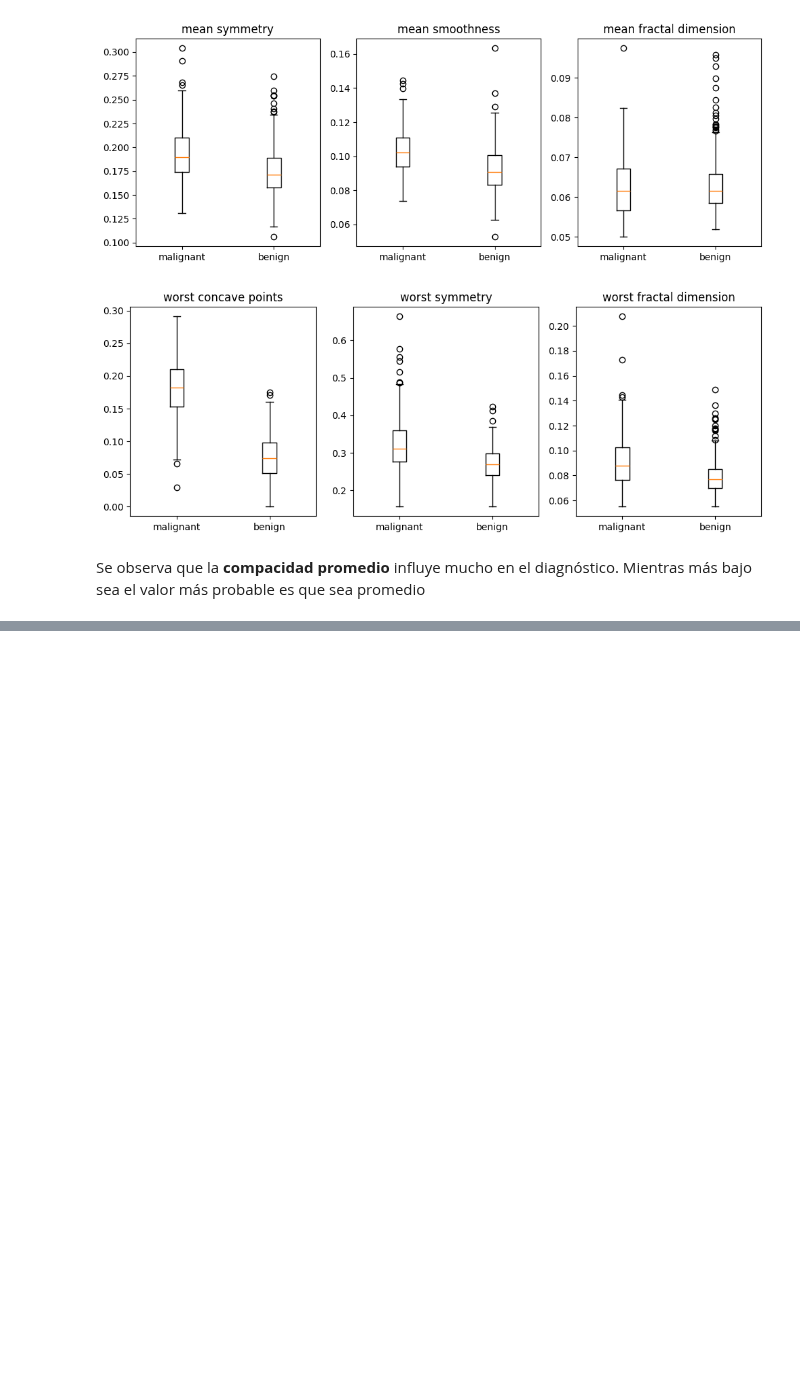
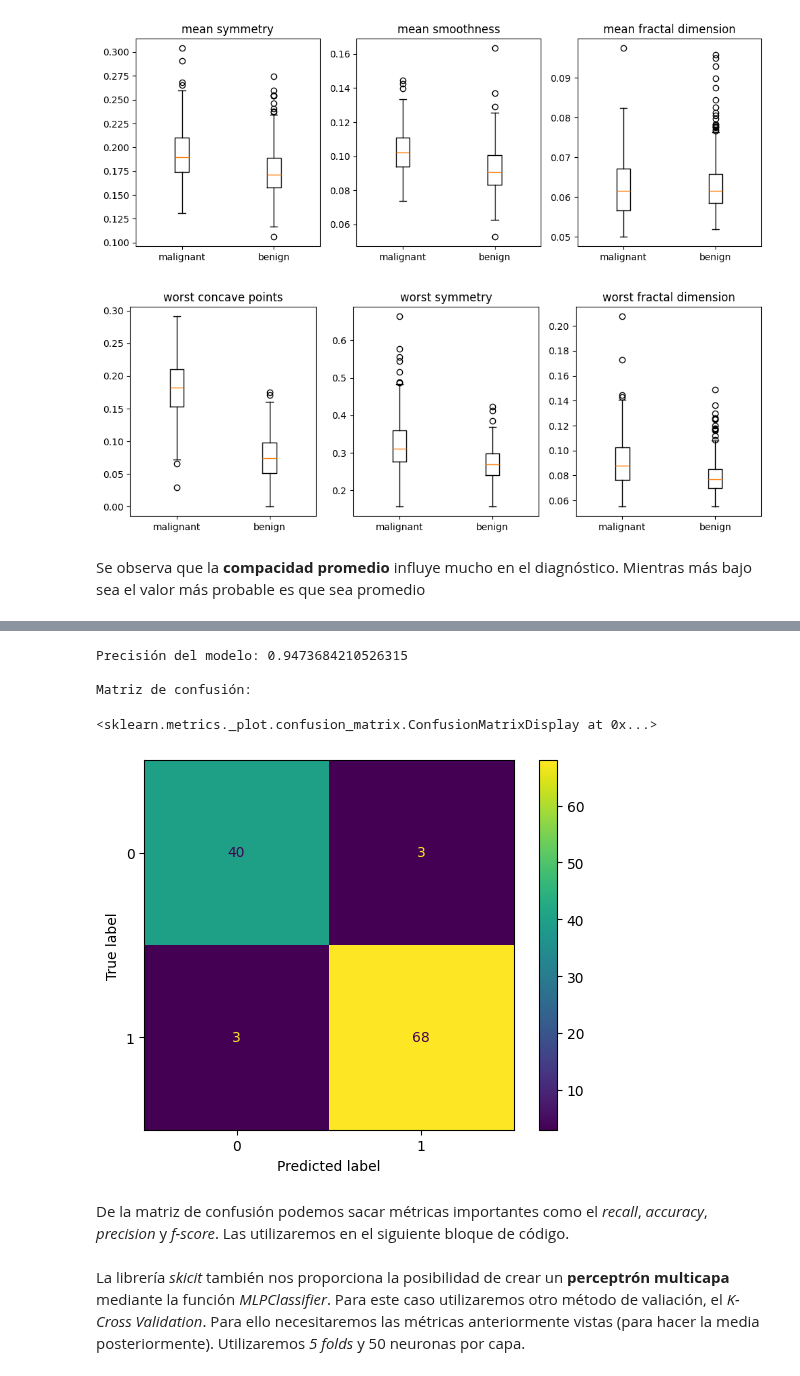
Before and after one commit to carlosgg0/practicas-aprendizaje, a Jupyter notebook: practica1/main.ipynb, the cells around one changed output, grey strips where cells are left out. Drawn from its saved outputs; the diff is of its cells as text; code cells hidden in the pictures; blank space fills up the shorter version.

Commit message:
Added Skicit apartado

```diff
--- a/practica1/main.ipynb
+++ b/practica1/main.ipynb
@@ -205,0 +217,33 @@ Se observa que la **compacidad promedio** influye mucho en el diagnóstico. Mien
+# %%
+from sklearn.metrics import confusion_matrix, ConfusionMatrixDisplay
+
+X = df.drop("target", axis=1)
+y = df["target"]
+random = 42
+
+# Dividir conjunto de datos en entrenamiento y test para la validación (método de  en este casoretención)
+X_train, X_test, y_train, y_test = train_test_split(X, y, test_size=0.2, random_state=random)
+
+# Usar un modelo de aprendizaje supervisado y entrenarlo con nuestro conjunto de entrenamiento
+model = DecisionTreeClassifier(random_state=random)
+model.fit(X_train, y_train)
+
+# Evaluar el rendimiento del modelo mediante el predict y sacamos la matriz de confusión
+y_pred = model.predict(X_test)
+print("\nPrecisión del modelo:", accuracy_score(y_test, y_pred))
+print("\nMatriz de confusión:")
+
+# Obtenemos y mostramos la matriz de confusión
+cm = confusion_matrix(y_test, y_pred, labels=[0,1])
+disp = ConfusionMatrixDisplay(confusion_matrix=cm, display_labels=[0,1])
+disp.plot()
+# %% [output]
+Precisión del modelo: 0.9473684210526315
+
+Matriz de confusión:
+<sklearn.metrics._plot.confusion_matrix.ConfusionMatrixDisplay at 0x...>
+[figure, added]
+# %% [markdown]
+De la matriz de confusión podemos sacar métricas importantes como el *recall*, *accuracy*, *precision* y *f-score*. Las utilizaremos en el siguiente bloque de código.
+# %% [markdown]
+La librería *skicit* también nos proporciona la posibilidad de crear un **perceptrón multicapa** mediante la función *MLPClassifier*. Para este caso utilizaremos otro método de valiación, el *K-Cross Validation*. Para ello necesitaremos las métricas anteriormente vistas (para hacer la media posteriormente). Utilizaremos *5 folds* y 50 neuronas por capa.
```
Also changed, not shown: parts of 5 cells of this notebook.
